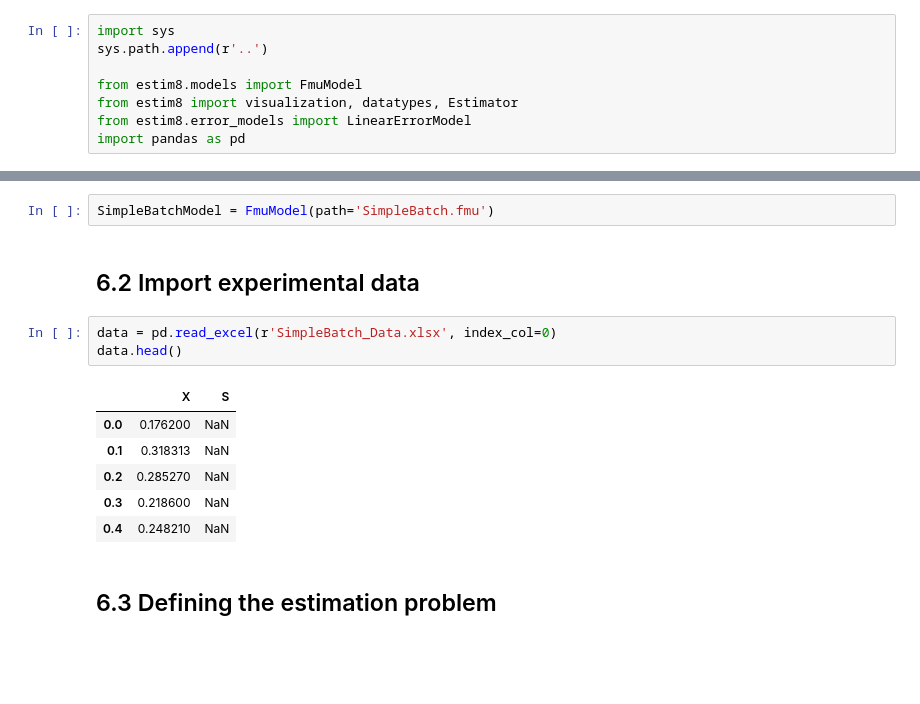
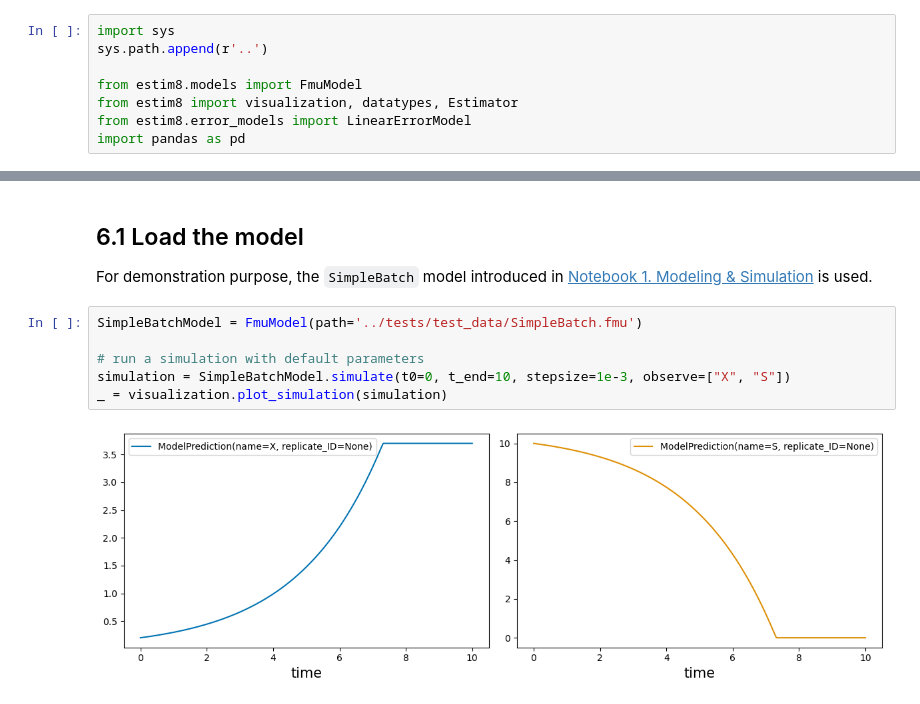
Before and after one commit to JuBiotech/estim8, a Jupyter notebook: examples/5. Parameter Identifiability - Profile Likelihood.ipynb, the cells around one changed output, grey strips where cells are left out. Saved outputs shown, nothing was run; the diff lists cells and outputs as text; blank space fills up the shorter version.

```diff
--- a/examples/5. Parameter Identifiability - Profile Likelihood.ipynb
+++ b/examples/5. Parameter Identifiability - Profile Likelihood.ipynb
@@ -13,16 +19,12 @@ import pandas as pd
-# %%
-SimpleBatchModel = FmuModel(path='SimpleBatch.fmu')
-# %% [markdown]
-## 6.2 Import experimental data
-# %%
-data = pd.read_excel(r'SimpleBatch_Data.xlsx', index_col=0)
-data.head()
-# %% [output]
-|  | X | S |
-| 0.0 | 0.176200 | NaN |
-| 0.1 | 0.318313 | NaN |
-| 0.2 | 0.285270 | NaN |
-| 0.3 | 0.218600 | NaN |
-| 0.4 | 0.248210 | NaN |
-# %% [markdown]
-## 6.3 Defining the estimation problem
+# %% [markdown]
+## 6.1 Load the model
+
+For demonstration purpose, the `SimpleBatch` model introduced in [Notebook 1. Modeling & Simulation](1.%20Modeling%20&%20Simulation.ipynb) is used.
+# %%
+SimpleBatchModel = FmuModel(path='../tests/test_data/SimpleBatch.fmu')
+
+# run a simulation with default parameters
+simulation = SimpleBatchModel.simulate(t0=0, t_end=10, stepsize=1e-3, observe=["X", "S"])
+_ = visualization.plot_simulation(simulation)
+# %% [output]
+[figure, added]
```
Also changed, not shown: parts of 27 cells of this notebook, 4 other files.
